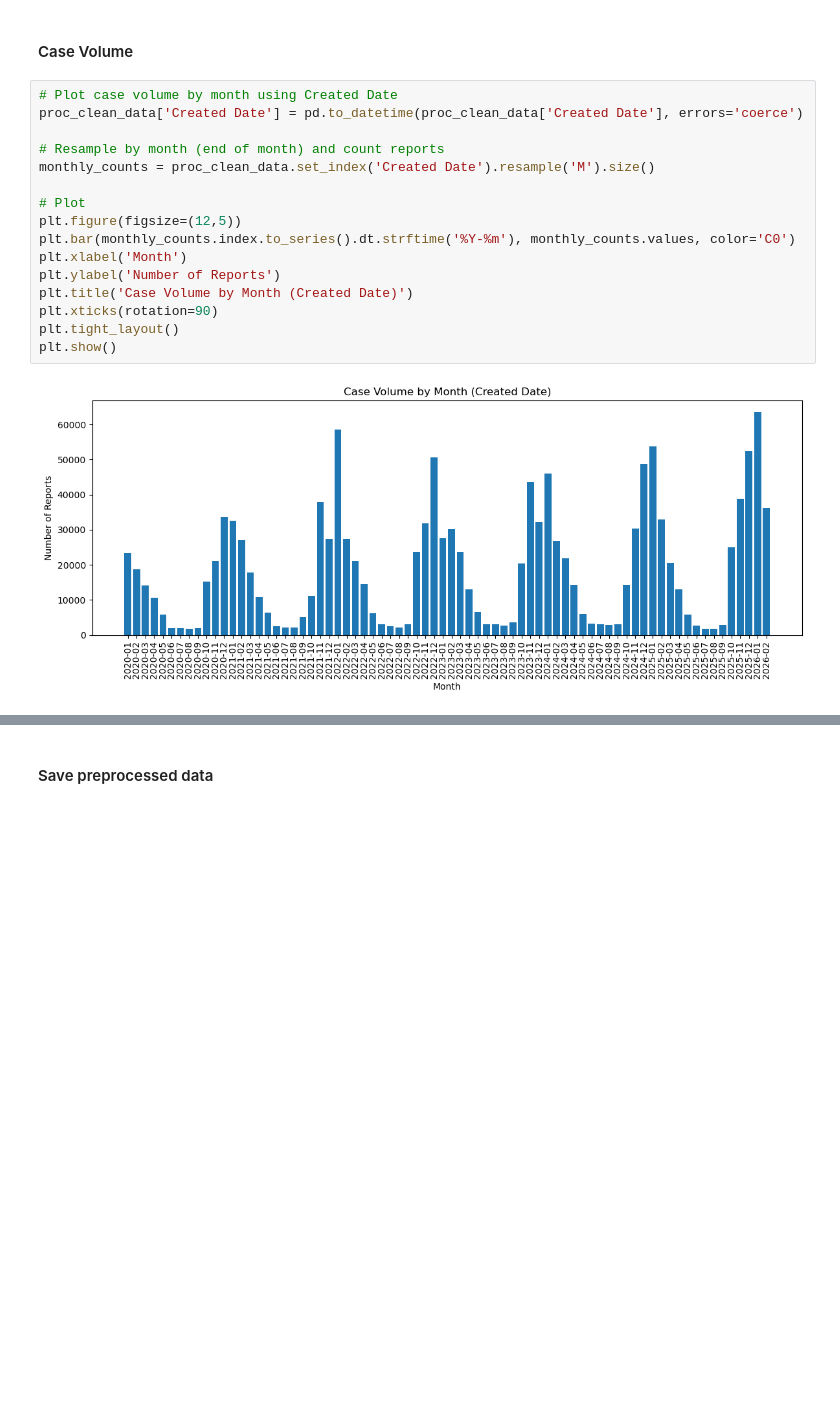
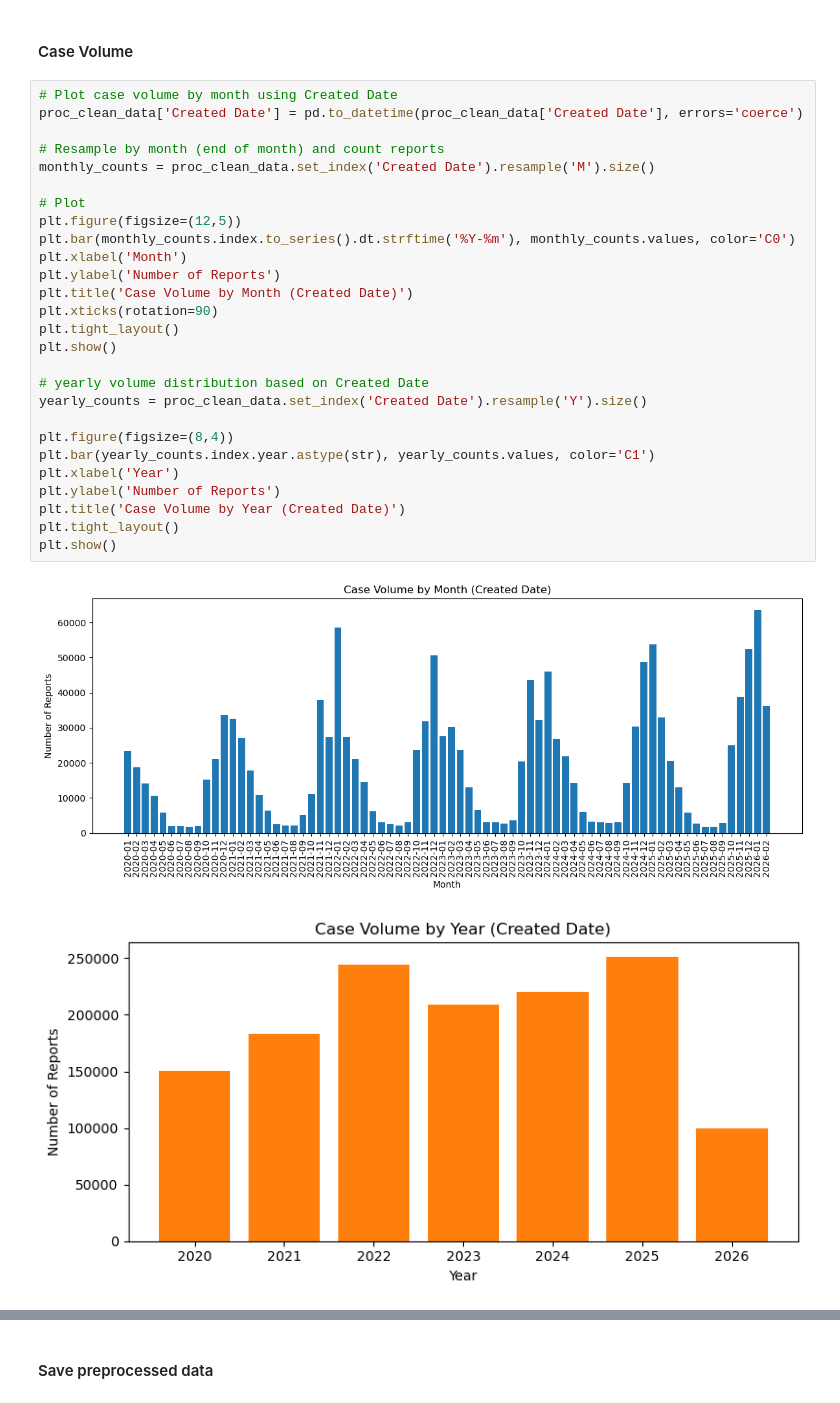
Before and after one commit to zpsheldon/rl-for-housing, a Jupyter notebook: preproc.ipynb, the cells around one changed output, grey strips where cells are left out. Cells and saved outputs as stored; diff of their text form; blank space fills up the shorter version.

```diff
--- a/preproc.ipynb
+++ b/preproc.ipynb
@@ -477,18 +477,30 @@ plt.show()
 # %%
 # Plot case volume by month using Created Date
 proc_clean_data['Created Date'] = pd.to_datetime(proc_clean_data['Created Date'], errors='coerce')
 
 # Resample by month (end of month) and count reports
 monthly_counts = proc_clean_data.set_index('Created Date').resample('M').size()
 
 # Plot
 plt.figure(figsize=(12,5))
 plt.bar(monthly_counts.index.to_series().dt.strftime('%Y-%m'), monthly_counts.values, color='C0')
 plt.xlabel('Month')
 plt.ylabel('Number of Reports')
 plt.title('Case Volume by Month (Created Date)')
 plt.xticks(rotation=90)
 plt.tight_layout()
 plt.show()
+
+# yearly volume distribution based on Created Date
+yearly_counts = proc_clean_data.set_index('Created Date').resample('Y').size()
+
+plt.figure(figsize=(8,4))
+plt.bar(yearly_counts.index.year.astype(str), yearly_counts.values, color='C1')
+plt.xlabel('Year')
+plt.ylabel('Number of Reports')
+plt.title('Case Volume by Year (Created Date)')
+plt.tight_layout()
+plt.show()
 # %% [output]
 [figure]
+[figure, added]
```
Also changed, not shown: parts of 1 cell of this notebook, 1 other file.
